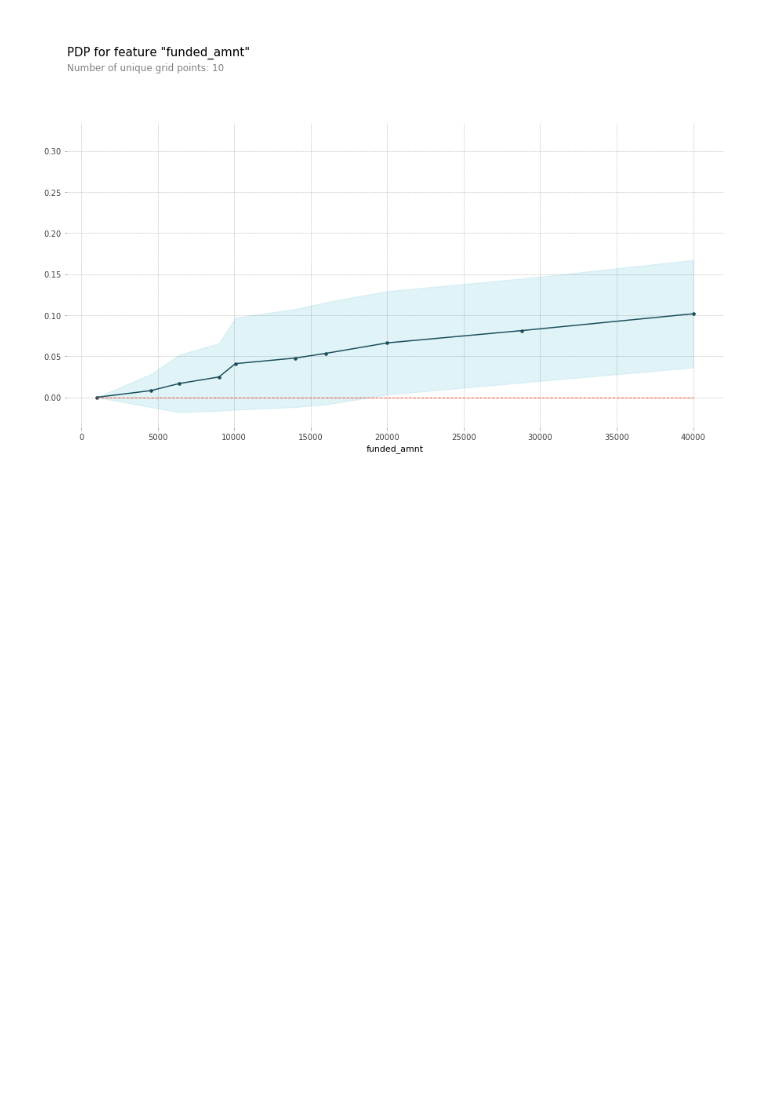
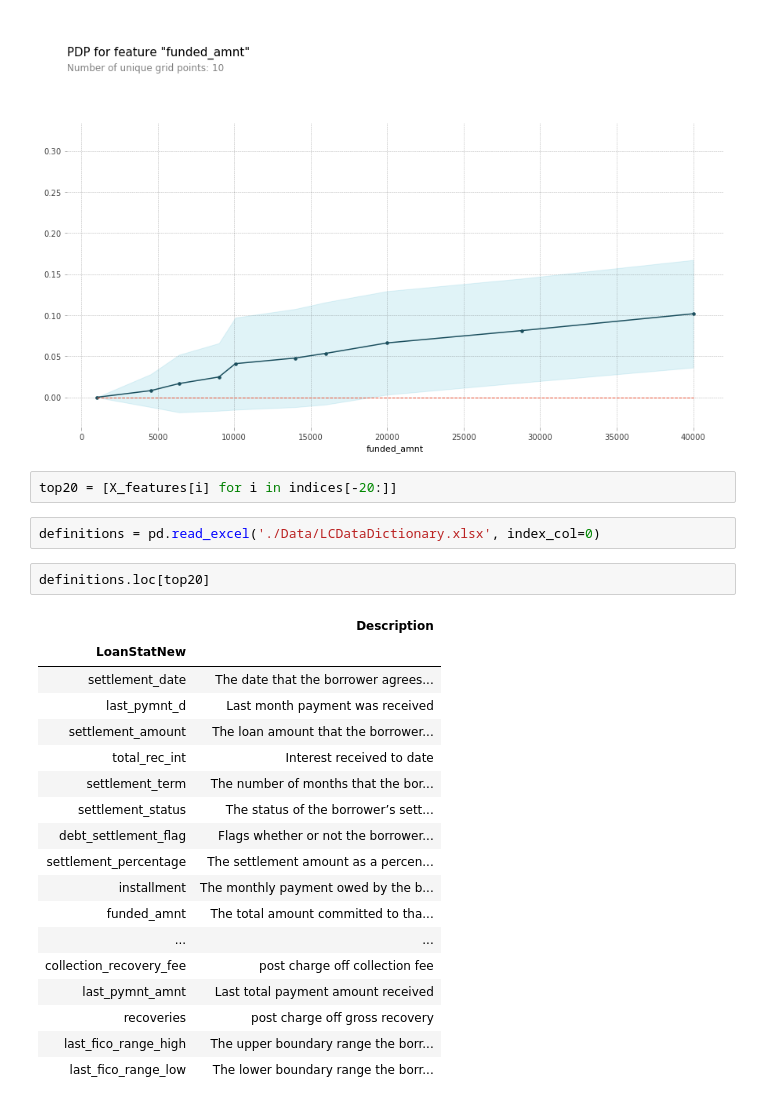
Before and after one commit to MartynJJ/ML_Project, a Jupyter notebook: Variable_Importance.ipynb, the cells around one changed output. Cells and saved outputs as stored; diff of their text form; blank space fills up the shorter version.

```diff
--- a/Variable_Importance.ipynb
+++ b/Variable_Importance.ipynb
@@ -189,3 +191,28 @@ fig, axes = pdp.pdp_plot(pdp_obj, 'funded_amnt')
 None
 # %% [output]
 [figure]
+# %%
+top20 = [X_features[i] for i in indices[-20:]]
+# %%
+definitions = pd.read_excel('./Data/LCDataDictionary.xlsx', index_col=0)
+# %%
+definitions.loc[top20]
+# %% [output]
+|  | Description |
+| LoanStatNew |  |
+| settlement_date | The date that the borrower agrees... |
+| last_pymnt_d | Last month payment was received |
+| settlement_amount | The loan amount that the borrower... |
+| total_rec_int | Interest received to date |
+| settlement_term | The number of months that the bor... |
+| settlement_status | The status of the borrower’s sett... |
+| debt_settlement_flag | Flags whether or not the borrower... |
+| settlement_percentage | The settlement amount as a percen... |
+| installment | The monthly payment owed by the b... |
+| funded_amnt | The total amount committed to tha... |
+| ... | ... |
+| collection_recovery_fee | post charge off collection fee |
+| last_pymnt_amnt | Last total payment amount received |
+| recoveries | post charge off gross recovery |
+| last_fico_range_high | The upper boundary range the borr... |
+| last_fico_range_low | The lower boundary range the borr... |
```
Also changed, not shown: parts of 1 cell of this notebook.
